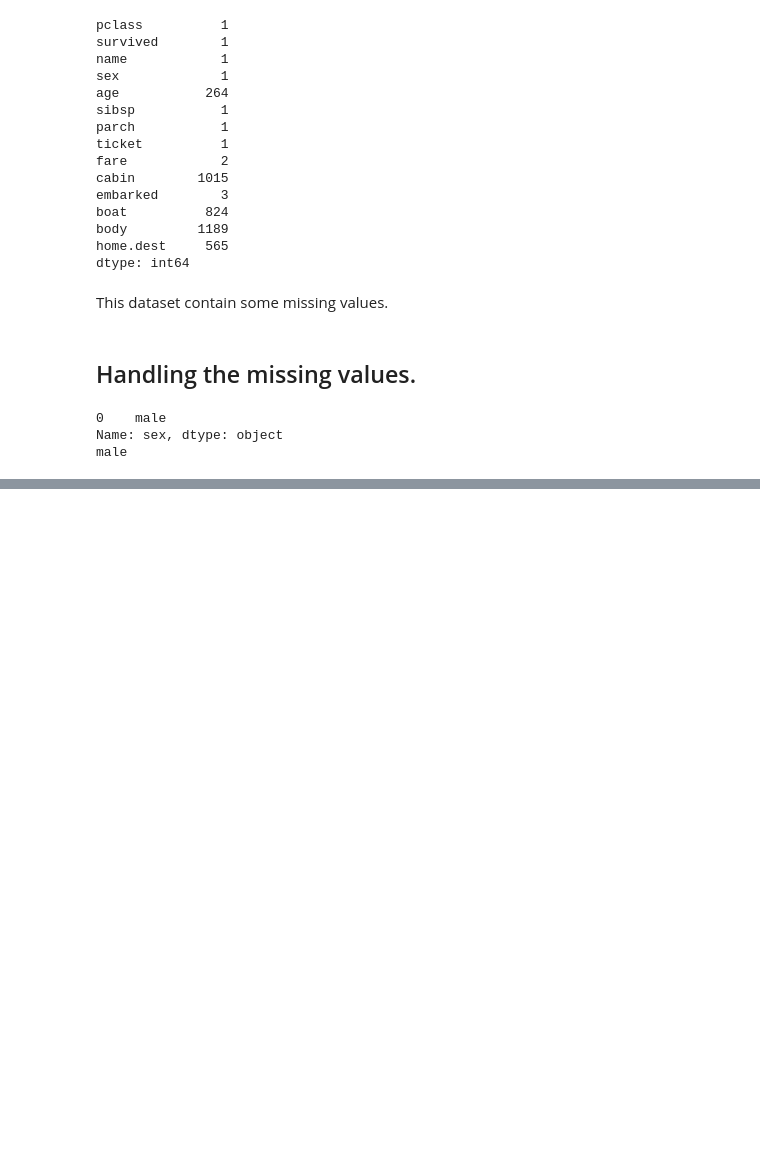
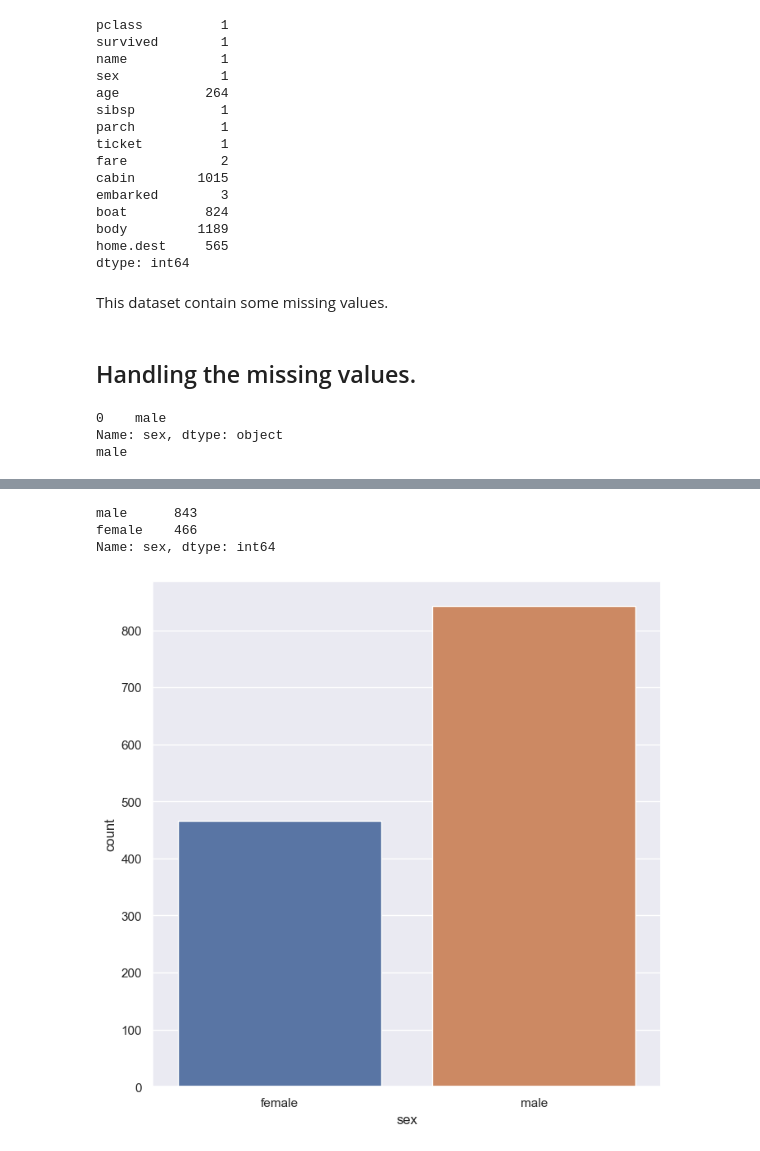
Before and after one commit to pinilDissanayaka/Titanic_Survival_Prediction, a Jupyter notebook: Titanic_Survival_Prediction.ipynb, the cells around one changed output, grey strips where cells are left out. Saved outputs shown, nothing was run; the diff lists cells and outputs as text; code cells hidden in the pictures; blank space fills up the shorter version.

```diff
--- a/Titanic_Survival_Prediction.ipynb
+++ b/Titanic_Survival_Prediction.ipynb
@@ -90,8 +90,8 @@ This dataset contain some missing values.
 # %% [markdown]
 ## Handling the missing values.
 # %%
-#drop the cabin, name columns.
-df.drop(columns = ['cabin', 'name'], axis = 1, inplace = True)
+#drop the cabin, home.dest name columns.
+df.drop(columns = ['cabin', 'name', 'home.dest'], axis = 1, inplace = True)
 # %%
 # replacing the missing values in pclass, age, sibsp, parch, fare, body columns with its mean values
 df['pclass'].fillna(df['pclass'].mean(), inplace = True)
@@ -146,7 +138,6 @@ df['sex'].fillna(df['sex'].mode()[0], inplace = True)
 df['ticket'].fillna(df['ticket'].mode()[0], inplace = True)
 df['embarked'].fillna(df['embarked'].mode()[0], inplace = True)
 df['boat'].fillna(df['boat'].mode()[0], inplace = True)
-df['home.dest'].fillna(df['home.dest'].mode()[0], inplace = True)
 # %%
 #Chech the number of missing values in each column.
 df.isnull().sum()
@@ -222,0 +208,13 @@ Cabin
+# %%
+print(df['sex'].value_counts())
+
+
+sns.set()
+plt.figure(figsize = (8, 8))
+sns.countplot(x = 'sex', data = df)
+plt.show()
+# %% [output]
+male      843
+female    466
+Name: sex, dtype: int64
+[figure, added]
```
Also changed, not shown: parts of 35 cells of this notebook.
